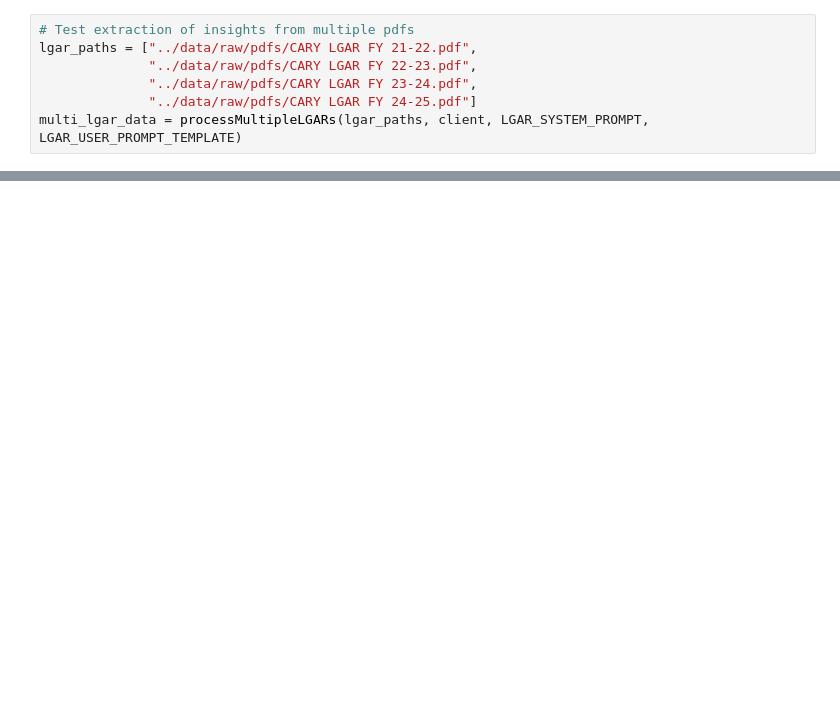
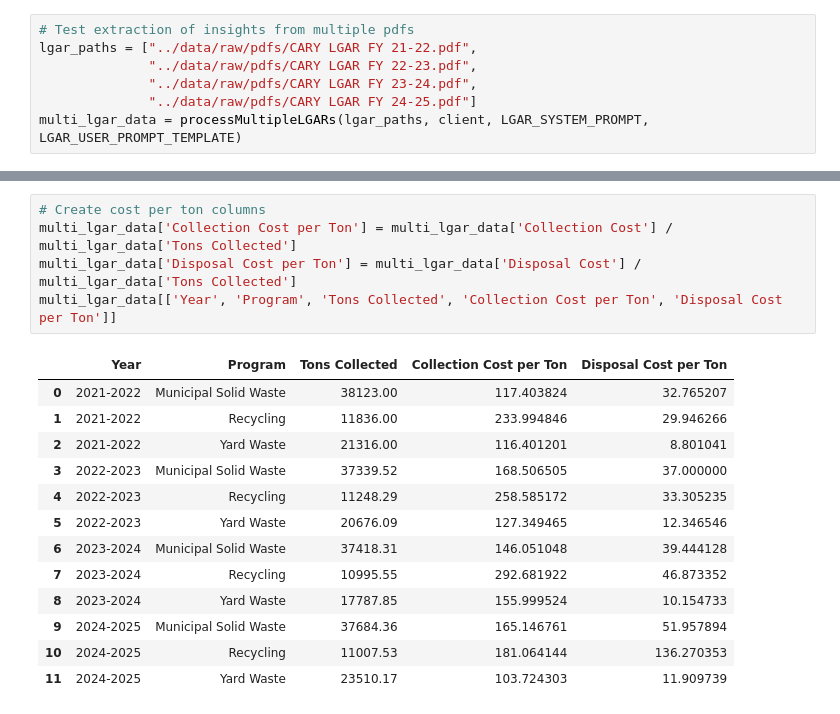
Before and after one commit to a-vargasmarte/food-waste-recycling-impact, a Jupyter notebook: notebook/DataExploration.ipynb, the cells around one changed output, grey strips where cells are left out. Cells and saved outputs as stored; diff of their text form; blank space fills up the shorter version.

```diff
--- a/notebook/DataExploration.ipynb
+++ b/notebook/DataExploration.ipynb
@@ -696,0 +811,19 @@ multi_lgar_data
+# %%
+# Create cost per ton columns
+multi_lgar_data['Collection Cost per Ton'] = multi_lgar_data['Collection Cost'] / multi_lgar_data['Tons Collected']
+multi_lgar_data['Disposal Cost per Ton'] = multi_lgar_data['Disposal Cost'] / multi_lgar_data['Tons Collected']
+multi_lgar_data[['Year', 'Program', 'Tons Collected', 'Collection Cost per Ton', 'Disposal Cost per Ton']]
+# %% [output]
+|  | Year | Program | Tons Collected | Collection Cost per Ton | Disposal Cost per Ton |
+| 0 | 2021-2022 | Municipal Solid Waste | 38123.00 | 117.403824 | 32.765207 |
+| 1 | 2021-2022 | Recycling | 11836.00 | 233.994846 | 29.946266 |
+| 2 | 2021-2022 | Yard Waste | 21316.00 | 116.401201 | 8.801041 |
+| 3 | 2022-2023 | Municipal Solid Waste | 37339.52 | 168.506505 | 37.000000 |
+| 4 | 2022-2023 | Recycling | 11248.29 | 258.585172 | 33.305235 |
+| 5 | 2022-2023 | Yard Waste | 20676.09 | 127.349465 | 12.346546 |
+| 6 | 2023-2024 | Municipal Solid Waste | 37418.31 | 146.051048 | 39.444128 |
+| 7 | 2023-2024 | Recycling | 10995.55 | 292.681922 | 46.873352 |
+| 8 | 2023-2024 | Yard Waste | 17787.85 | 155.999524 | 10.154733 |
+| 9 | 2024-2025 | Municipal Solid Waste | 37684.36 | 165.146761 | 51.957894 |
+| 10 | 2024-2025 | Recycling | 11007.53 | 181.064144 | 136.270353 |
+| 11 | 2024-2025 | Yard Waste | 23510.17 | 103.724303 | 11.909739 |
```
Also changed, not shown: parts of 30 cells of this notebook.
